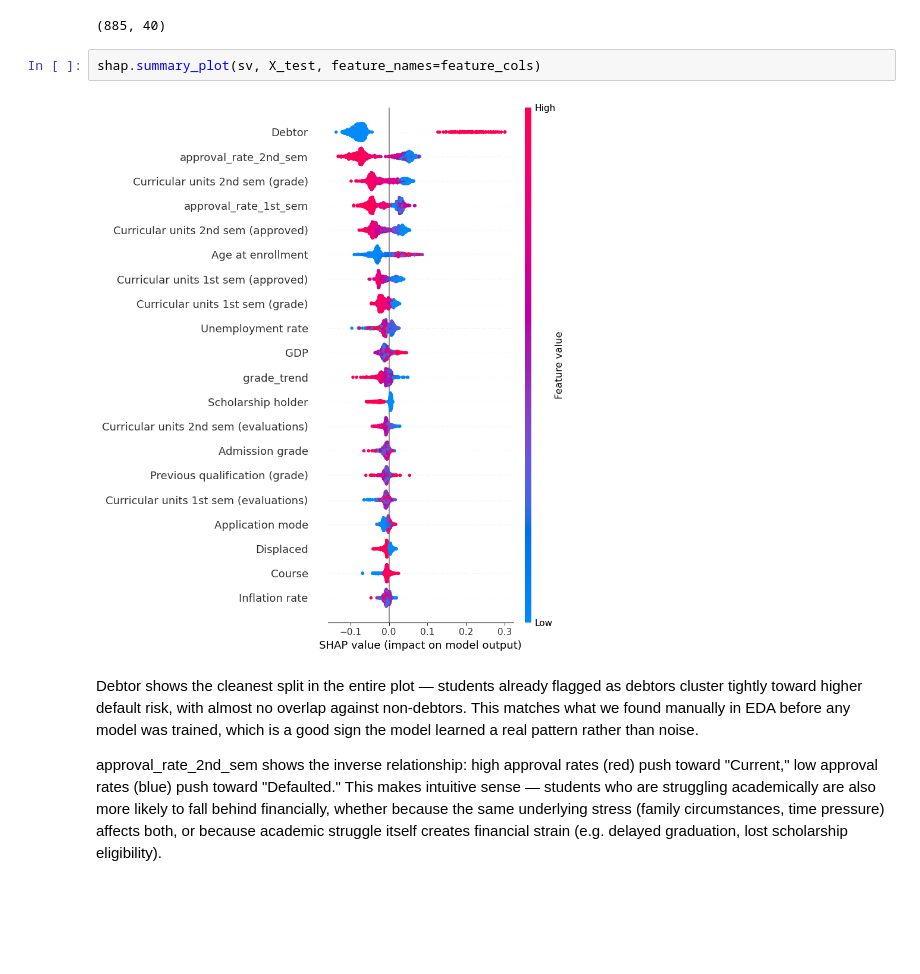
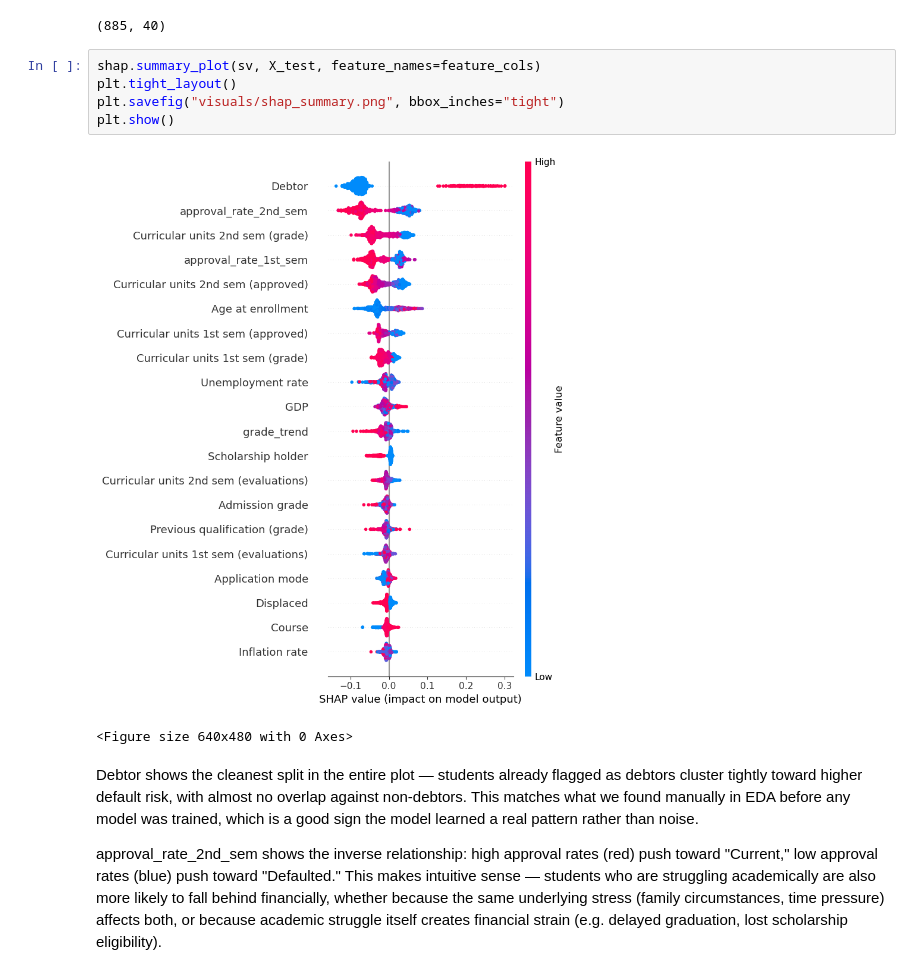
Before and after one commit to Schwoz17/flexisaf-capstone, a Jupyter notebook: flexisaf_fee_defaulter_prediction_system.ipynb, the cells around one changed output. Drawn from its saved outputs; the diff is of its cells as text; blank space fills up the shorter version.

```diff
--- a/flexisaf_fee_defaulter_prediction_system.ipynb
+++ b/flexisaf_fee_defaulter_prediction_system.ipynb
@@ -491,8 +537,12 @@ sv.shape
 (885, 40)
 # %%
 shap.summary_plot(sv, X_test, feature_names=feature_cols)
+plt.tight_layout()
+plt.savefig("visuals/shap_summary.png", bbox_inches="tight")
+plt.show()
 # %% [output]
-[figure, old version]
+[figure, new version]
+<Figure size 640x480 with 0 Axes>
 # %% [markdown]
 Debtor shows the cleanest split in the entire plot — students already flagged as debtors cluster tightly toward higher default risk, with almost no overlap against non-debtors. This matches what we found manually in EDA before any model was trained, which is a good sign the model learned a real pattern rather than noise.
 
```
Also changed, not shown: parts of 11 cells of this notebook, 8 other files.
